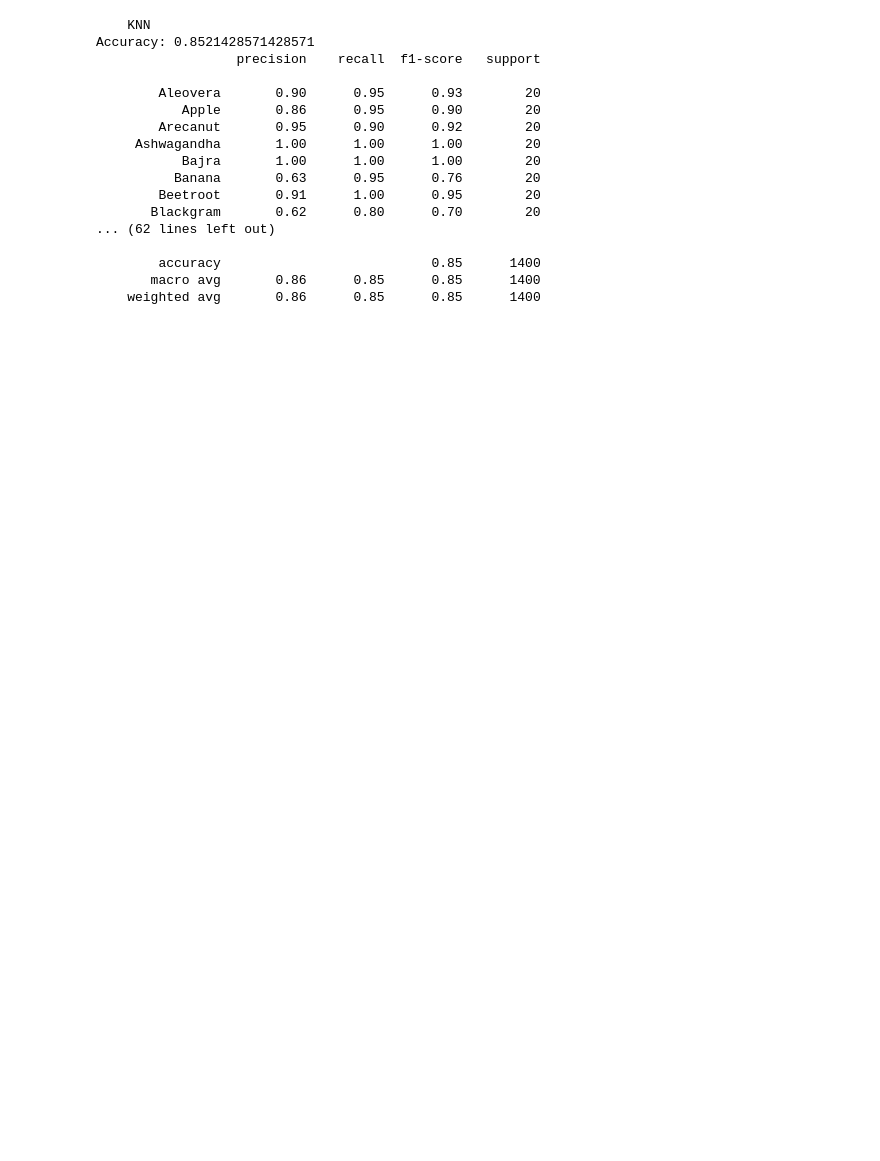
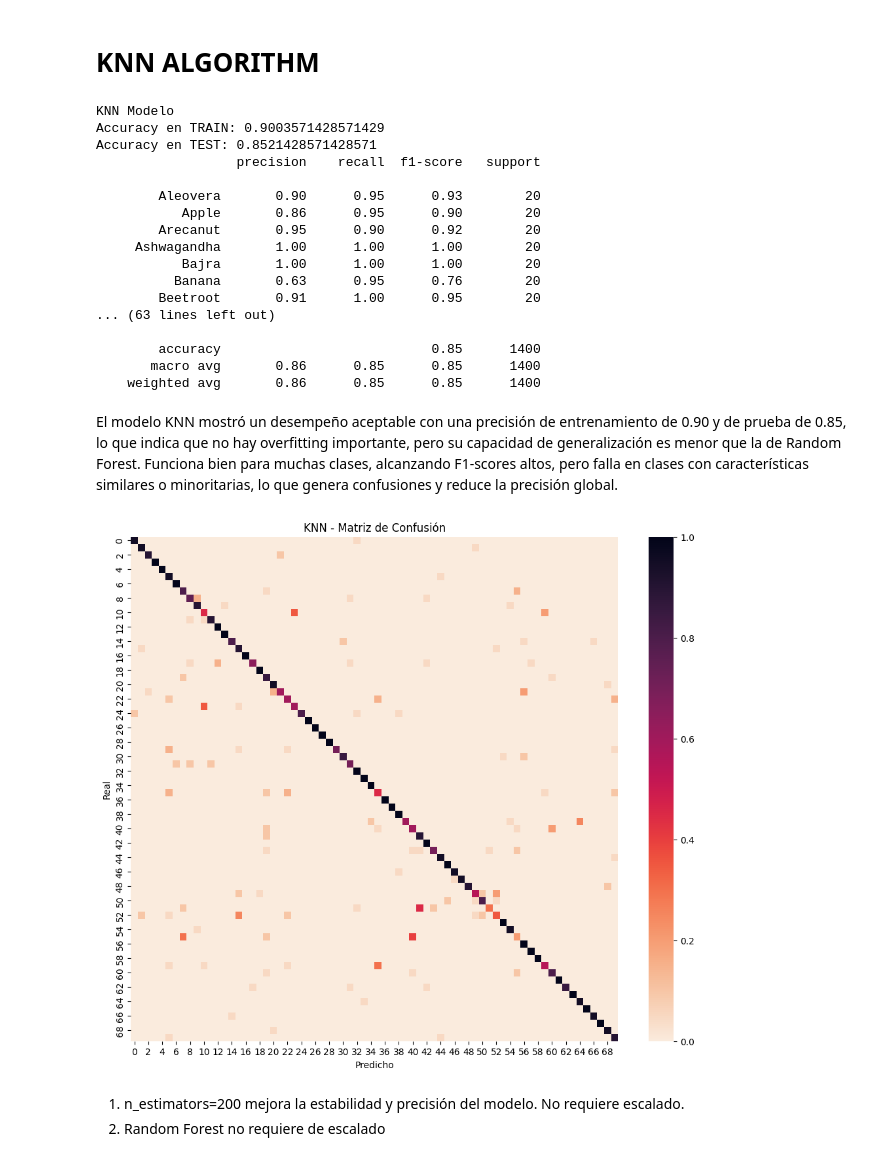
Before and after one commit to AySuvx/Crops-Ciencia-De-Datos, a Jupyter notebook: Notebooks/train_model.ipynb, the cells around one changed output. Drawn from its saved outputs; the diff is of its cells as text; code cells hidden in the pictures; blank space fills up the shorter version.

Commit message:
Depuracion de los datos y mejoras en los modelos

```diff
--- a/Notebooks/train_model.ipynb
+++ b/Notebooks/train_model.ipynb
@@ -72,23 +59,26 @@ X_train_scaled = scaler.fit_transform(X_train)
 X_test_scaled = scaler.transform(X_test)
+# %% [markdown]
+# KNN ALGORITHM
 # %%
-# Modelo KNN: clasifica cada muestra según los k vecinos más cercanos.
-# Requiere datos escalados porque usa distancias. Se usa como modelo
-# basado en similitud para comparar contra otros algoritmos.
-
 knn = KNeighborsClassifier(n_neighbors=5)
 knn.fit(X_train_scaled, y_train)
 
-knn_pred = knn.predict(X_test_scaled)
+# Predicciones
+knn_train_pred = knn.predict(X_train_scaled)
+knn_test_pred = knn.predict(X_test_scaled)
 
+# Accuracy train y test
+knn_train_accuracy = accuracy_score(y_train, knn_train_pred)
+knn_test_accuracy = accuracy_score(y_test, knn_test_pred)
 
-print("    KNN    "  )
-print("Accuracy:", accuracy_score(y_test, knn_pred))
-print(classification_report(y_test, knn_pred))
-# Random Forest: modelo basado en múltiples árboles de decisión votando en conjunto.
-# n_estimators=200 mejora la estabilidad y precisión del modelo. No requiere escalado.
+print("KNN Modelo")
+print("Accuracy en TRAIN:", knn_train_accuracy)
+print("Accuracy en TEST:", knn_test_accuracy)
+print(classification_report(y_test, knn_test_pred))
 # %% [output]
-    KNN
-Accuracy: 0.8521428571428571
+KNN Modelo
+Accuracy en TRAIN: 0.9003571428571429
+Accuracy en TEST: 0.8521428571428571
                   precision    recall  f1-score   support
 
         Aleovera       0.90      0.95      0.93        20
@@ -98,16 +88,24 @@ Accuracy: 0.8521428571428571
            Bajra       1.00      1.00      1.00        20
           Banana       0.63      0.95      0.76        20
         Beetroot       0.91      1.00      0.95        20
-       Blackgram       0.62      0.80      0.70        20
-... (62 lines left out)
+... (63 lines left out)
 
         accuracy                           0.85      1400
        macro avg       0.86      0.85      0.85      1400
     weighted avg       0.86      0.85      0.85      1400
+# %% [markdown]
+El modelo KNN mostró un desempeño aceptable con una precisión de entrenamiento de 0.90 y de prueba de 0.85, lo que indica que no hay overfitting importante, pero su capacidad de generalización es menor que la de Random Forest. Funciona bien para muchas clases, alcanzando F1-scores altos, pero falla en clases con características similares o minoritarias, lo que genera confusiones y reduce la precisión global.
 # %%
-cm_knn = confusion_matrix(y_test, knn_pred)
-plt.figure(figsize=(8,5))
-sns.heatmap(cm_knn, annot=True, fmt=".0f")
+cm_knn = confusion_matrix(y_test, knn_test_pred, normalize='true')
+
+plt.figure(figsize=(12, 10))
+sns.heatmap(cm_knn, cmap="rocket_r")
 plt.title("KNN - Matriz de Confusión")
 plt.xlabel("Predicho")
 plt.ylabel("Real")
+plt.show()
+# %% [output]
+[figure, added]
+# %% [markdown]
+1. n_estimators=200 mejora la estabilidad y precisión del modelo. No requiere escalado.
+2. Random Forest no requiere de escalado
```
Also changed, not shown: parts of 35 cells of this notebook, 4 other files.
